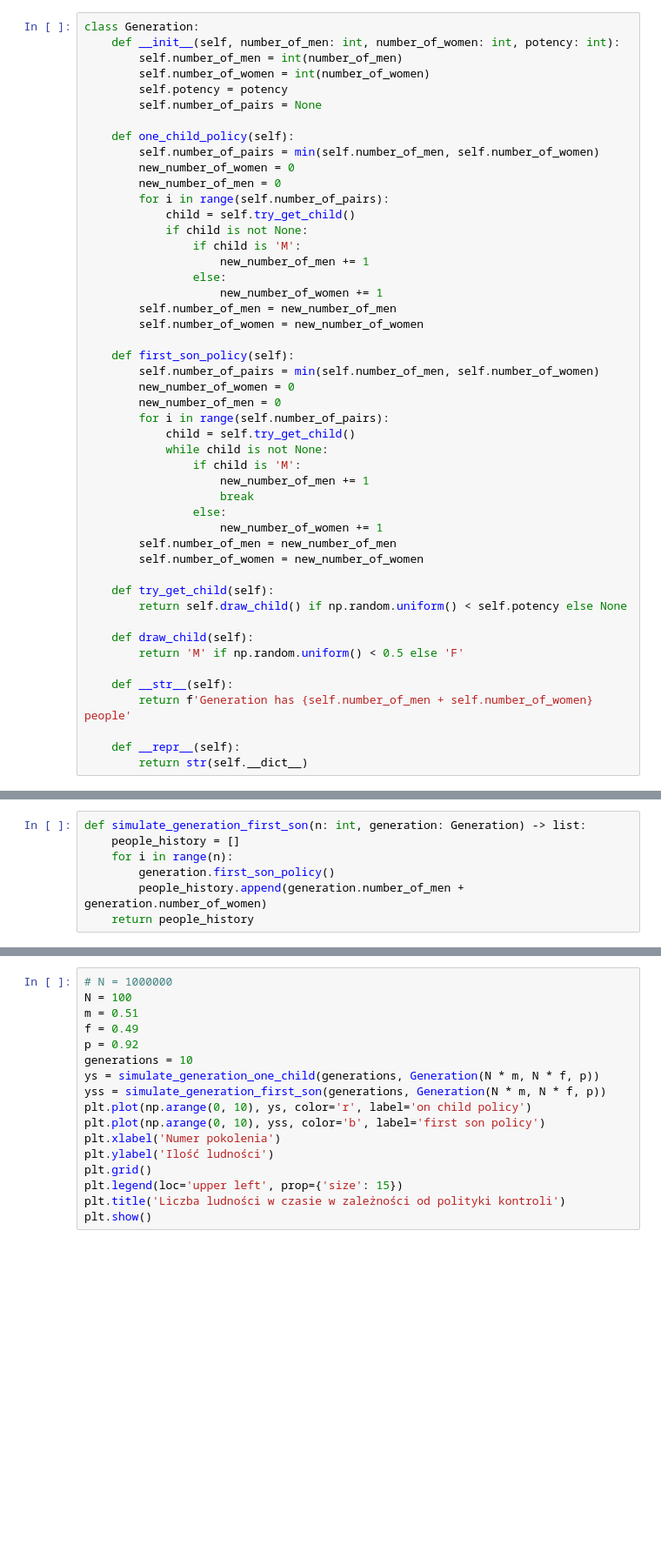
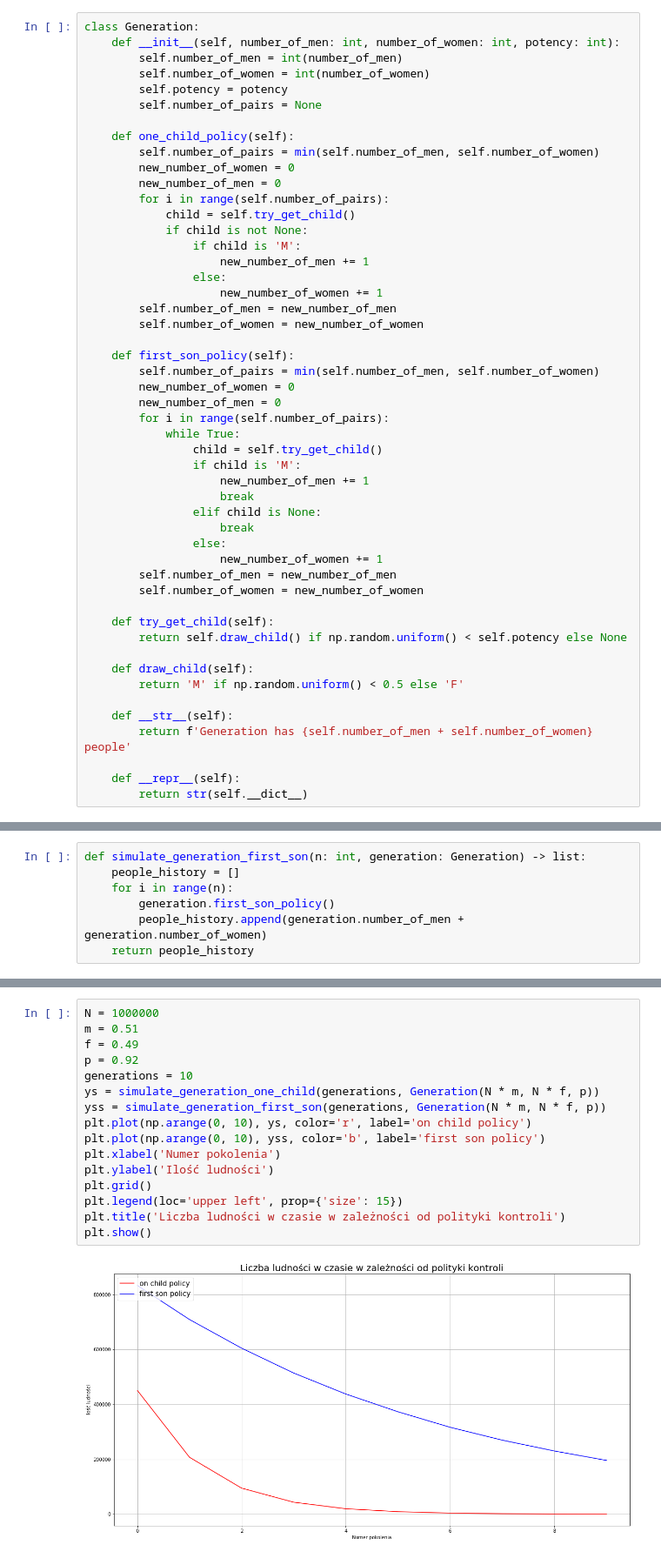
Before and after one commit to pajelonek/Statistical_Methods, a Jupyter notebook: Statystyka_4.ipynb, the cells around one changed output, grey strips where cells are left out. Shown at 87% size. Drawn from its saved outputs; the diff is of its cells as text; blank space fills up the shorter version.

```diff
--- a/Statystyka_4.ipynb
+++ b/Statystyka_4.ipynb
@@ -179,10 +179,12 @@ class Generation:
         new_number_of_women = 0
         new_number_of_men = 0
         for i in range(self.number_of_pairs):
-            child = self.try_get_child()
-            while child is not None:
+            while True:
+                child = self.try_get_child()
                 if child is 'M':
                     new_number_of_men += 1
+                    break
+                elif child is None:
                     break
                 else:
                     new_number_of_women += 1
@@ -220,17 +219,18 @@ def simulate_generation_first_son(n: int, generation: Generation) -> list:
 # %%
-# N = 1000000
-N = 100
+N = 1000000
 m = 0.51
 f = 0.49
 p = 0.92
 generations = 10
 ys = simulate_generation_one_child(generations, Generation(N * m, N * f, p))
 yss = simulate_generation_first_son(generations, Generation(N * m, N * f, p))
 plt.plot(np.arange(0, 10), ys, color='r', label='on child policy')
 plt.plot(np.arange(0, 10), yss, color='b', label='first son policy')
 plt.xlabel('Numer pokolenia')
 plt.ylabel('Ilość ludności')
 plt.grid()
 plt.legend(loc='upper left', prop={'size': 15})
 plt.title('Liczba ludności w czasie w zależności od polityki kontroli')
 plt.show()
+# %% [output]
+[figure, added]
```
Also changed, not shown: parts of 1 cell of this notebook.
